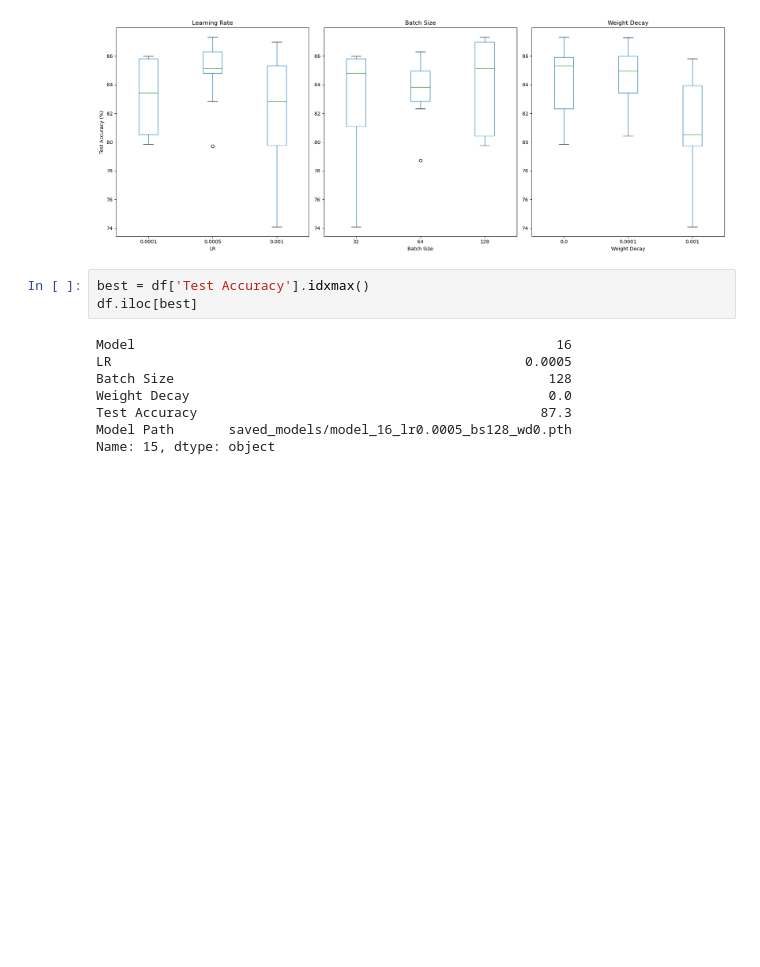
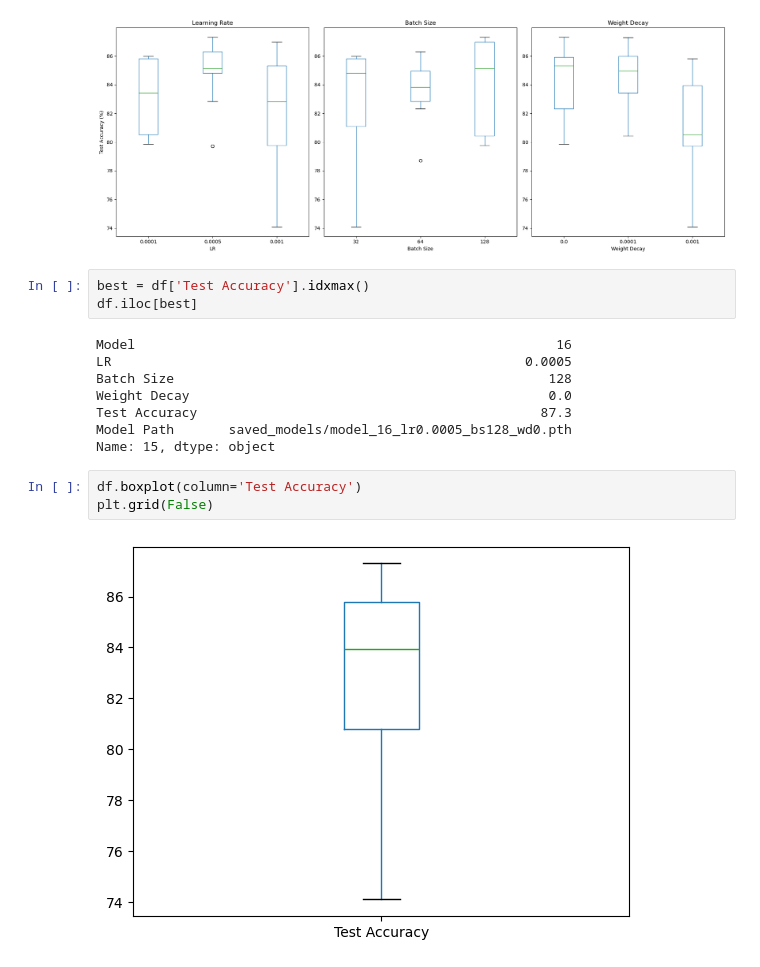
Before and after one commit to Sebewe/COGS181_FinalProject, a Jupyter notebook: final.ipynb, the cells around one changed output. Saved outputs shown, nothing was run; the diff lists cells and outputs as text; blank space fills up the shorter version.

```diff
--- a/final.ipynb
+++ b/final.ipynb
@@ -293,3 +291,8 @@ Weight Decay                                              0.0
 Test Accuracy                                            87.3
 Model Path       saved_models/model_16_lr0.0005_bs128_wd0.pth
 Name: 15, dtype: object
+# %%
+df.boxplot(column='Test Accuracy')
+plt.grid(False)
+# %% [output]
+[figure, added]
```
Also changed, not shown: parts of 1 cell of this notebook.
